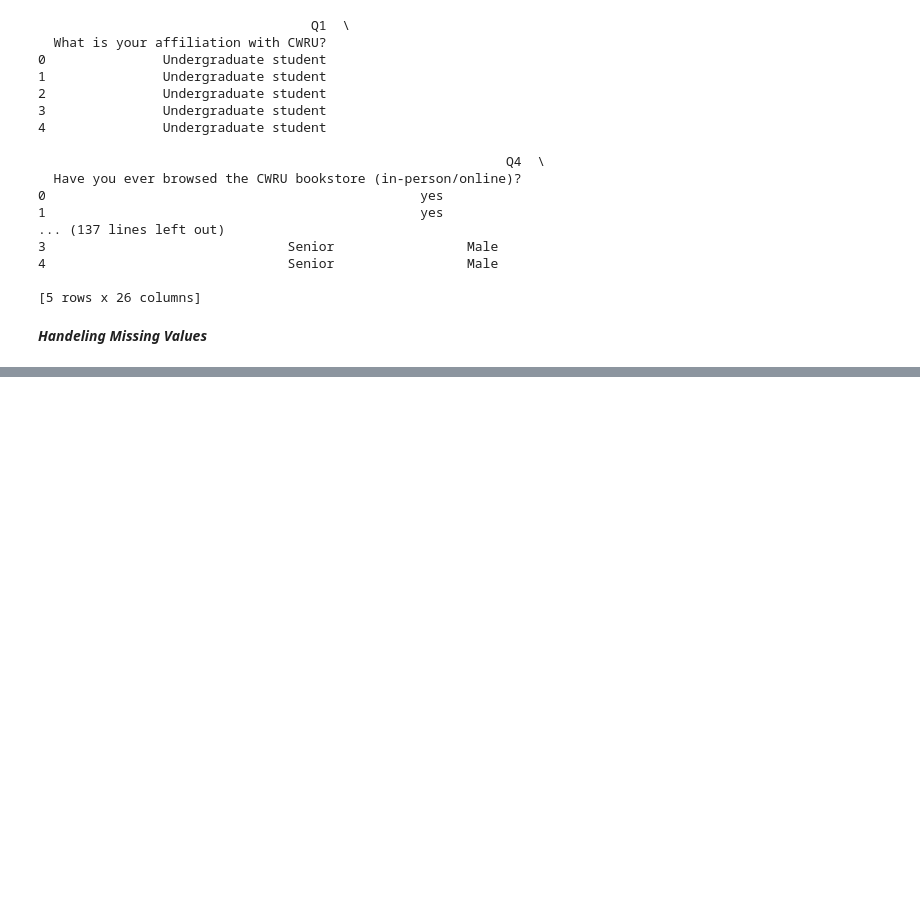
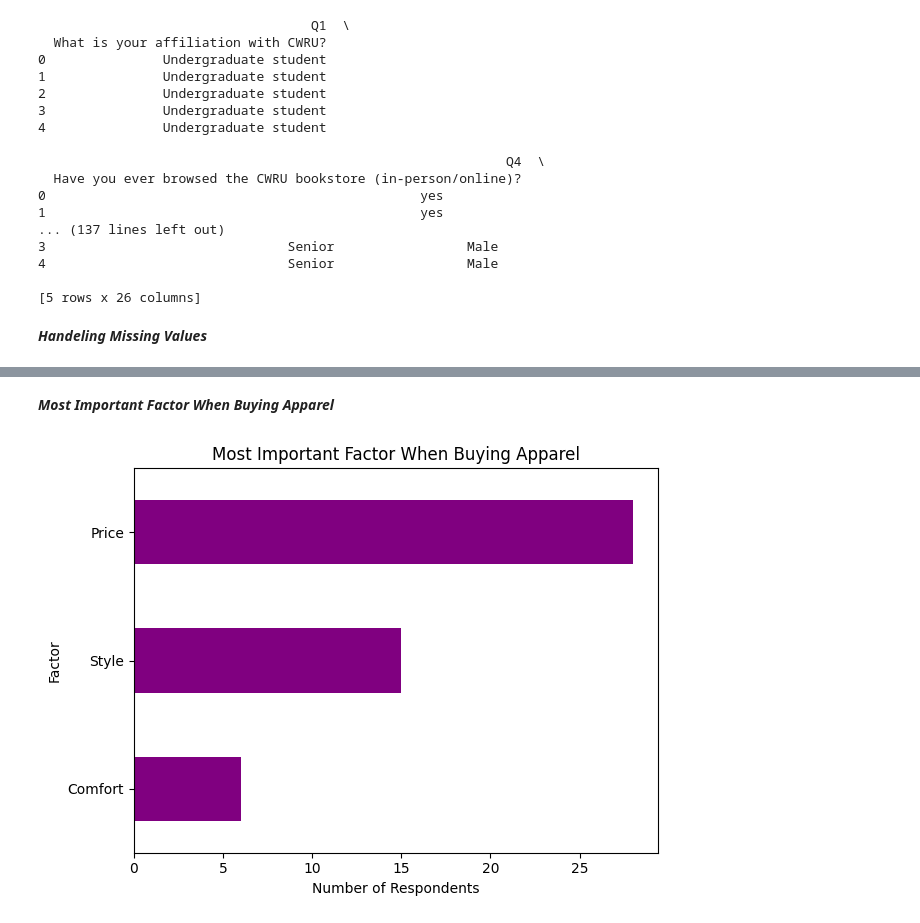
Before and after one commit to rcorrie325/Marketing, a Jupyter notebook: Cleaning.ipynb, the cells around one changed output, grey strips where cells are left out. Drawn from its saved outputs; the diff is of its cells as text; code cells hidden in the pictures; blank space fills up the shorter version.

```diff
--- a/Cleaning.ipynb
+++ b/Cleaning.ipynb
@@ -89,0 +156,22 @@ dtype: int64
+# %% [markdown]
+***Most Important Factor When Buying Apparel***
+# %%
+q8_col = ("Q8", "What is the most important factor you consider when deciding to purchase new apparel?")
+
+q8_counts = (
+    survey_data[q8_col]
+    .dropna()
+    .astype(str)
+    .str.strip()
+    .value_counts()
+    .sort_values(ascending=True)
+)
+
+q8_counts.plot(kind="barh", color="purple")
+plt.title("Most Important Factor When Buying Apparel")
+plt.xlabel("Number of Respondents")
+plt.ylabel("Factor")
+plt.tight_layout()
+plt.show()
+# %% [output]
+[figure, added]
```
Also changed, not shown: parts of 10 cells of this notebook, 1 other file.
